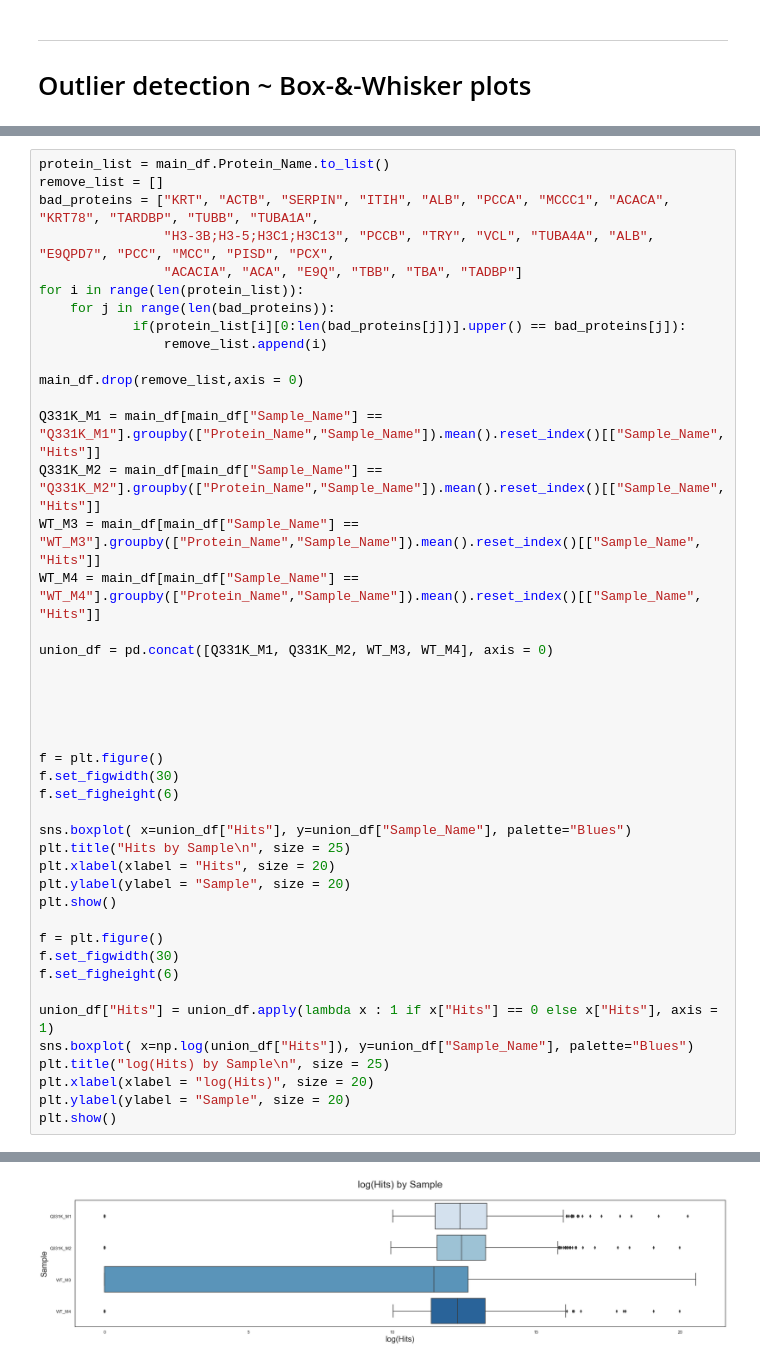
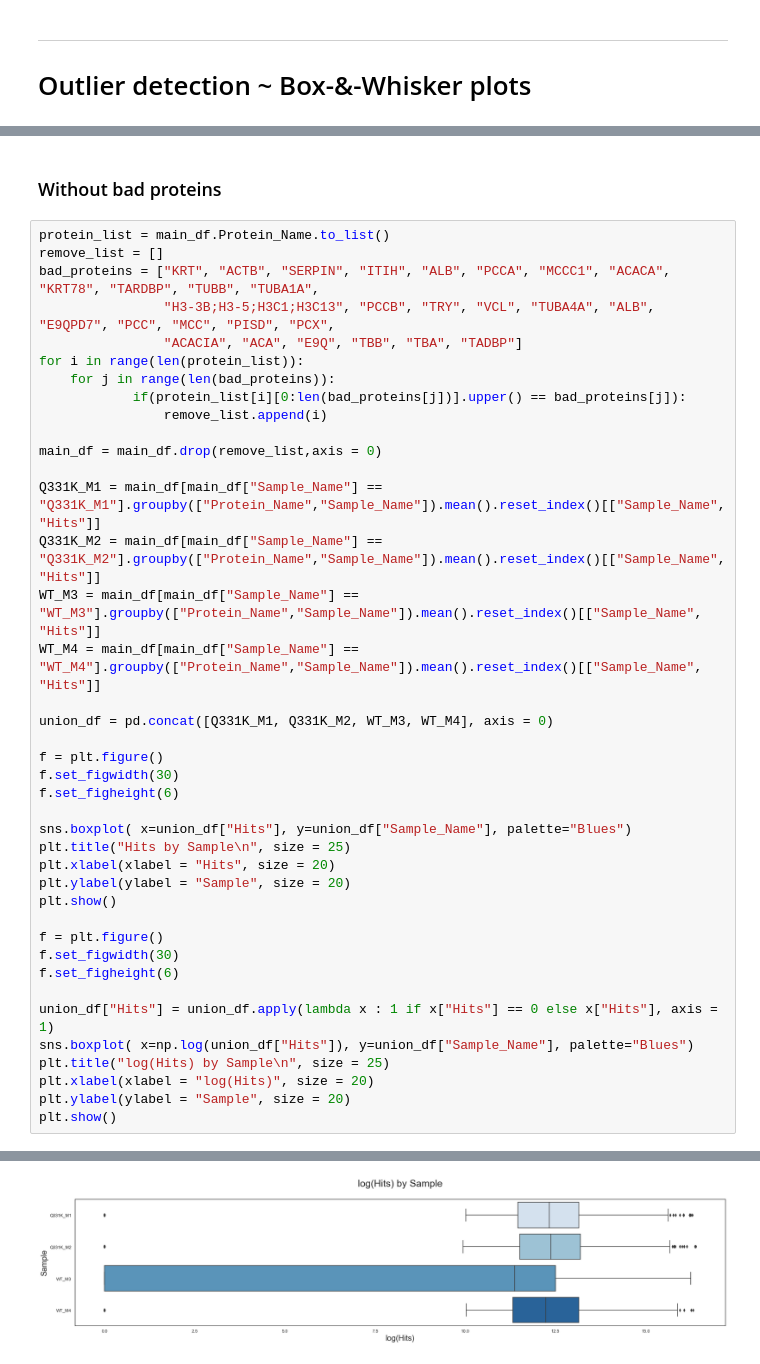
Before and after one commit to adamwbrew/Proteins, a Jupyter notebook: Visuals/protein_visuals_disease_clustermap.ipynb, the cells around one changed output, grey strips where cells are left out. Drawn from its saved outputs; the diff is of its cells as text.

Commit message:
added plot to show differenc when bad proteins are included in visuals

```diff
--- a/Visuals/protein_visuals_disease_clustermap.ipynb
+++ b/Visuals/protein_visuals_disease_clustermap.ipynb
@@ -487,3 +520,5 @@ Nummber of Proteins captured: 50
+# %% [markdown]
+### Without bad proteins
 # %%
 protein_list = main_df.Protein_Name.to_list()
 remove_list = []
@@ -495,7 +530,7 @@ for i in range(len(protein_list)):
             if(protein_list[i][0:len(bad_proteins[j])].upper() == bad_proteins[j]):
                 remove_list.append(i)
 
-main_df.drop(remove_list,axis = 0)
+main_df = main_df.drop(remove_list,axis = 0)
 
 Q331K_M1 = main_df[main_df["Sample_Name"] == "Q331K_M1"].groupby(["Protein_Name","Sample_Name"]).mean().reset_index()[["Sample_Name", "Hits"]]
 Q331K_M2 = main_df[main_df["Sample_Name"] == "Q331K_M2"].groupby(["Protein_Name","Sample_Name"]).mean().reset_index()[["Sample_Name", "Hits"]]
@@ -503,10 +538,6 @@ WT_M3 = main_df[main_df["Sample_Name"] == "WT_M3"].groupby(["Protein_Name","Samp
 WT_M4 = main_df[main_df["Sample_Name"] == "WT_M4"].groupby(["Protein_Name","Sample_Name"]).mean().reset_index()[["Sample_Name", "Hits"]]
 
 union_df = pd.concat([Q331K_M1, Q331K_M2, WT_M3, WT_M4], axis = 0)
-
-
-
-
 
 f = plt.figure()
 f.set_figwidth(30)
@@ -533 +564 @@ plt.show()
-[figure, old version]
+[figure, new version]
```
Also changed, not shown: parts of 3 cells of this notebook.
